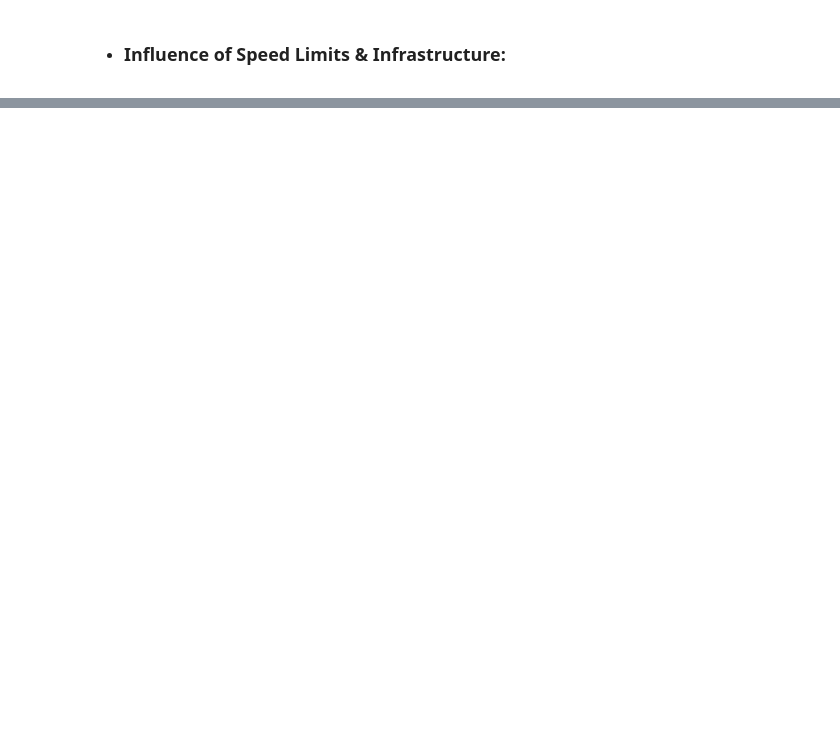
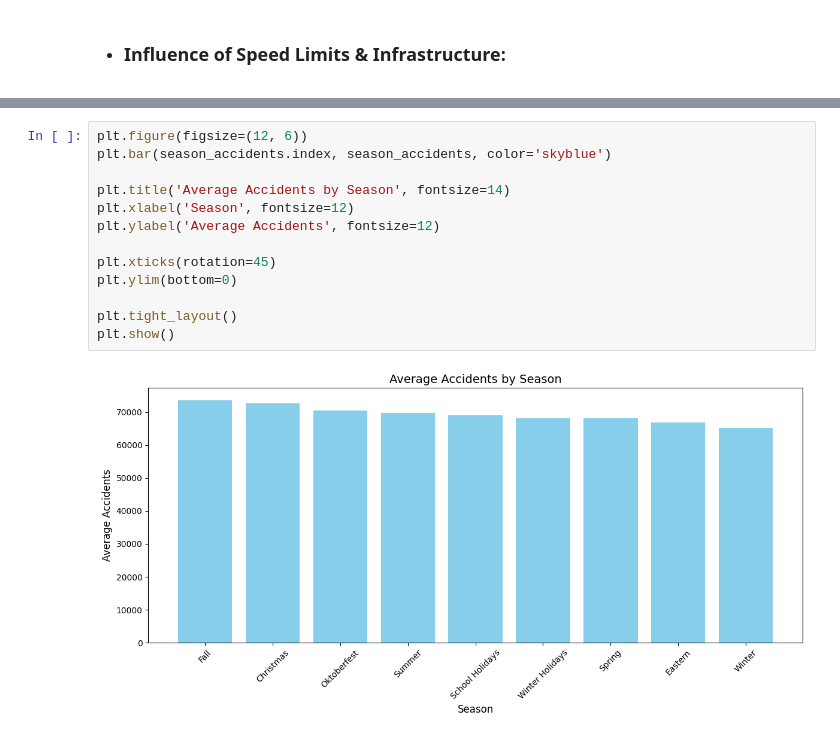
Before and after one commit to TheHessianBo/Traffic-Accidents-Germany, a Jupyter notebook: Traffic Accidents EDA.ipynb, the cells around one changed output, grey strips where cells are left out. Drawn from its saved outputs; the diff is of its cells as text; blank space fills up the shorter version.

```diff
--- a/Traffic Accidents EDA.ipynb
+++ b/Traffic Accidents EDA.ipynb
@@ -168,0 +427,15 @@ plt.show()
+# %%
+plt.figure(figsize=(12, 6))
+plt.bar(season_accidents.index, season_accidents, color='skyblue')
+
+plt.title('Average Accidents by Season', fontsize=14)
+plt.xlabel('Season', fontsize=12)
+plt.ylabel('Average Accidents', fontsize=12)
+
+plt.xticks(rotation=45)
+plt.ylim(bottom=0)
+
+plt.tight_layout()
+plt.show()
+# %% [output]
+[figure, added]
```
Also changed, not shown: parts of 18 cells of this notebook, 6 other files.
